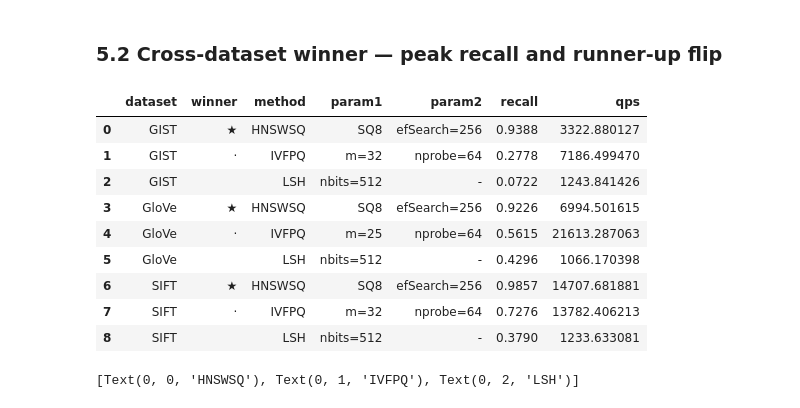
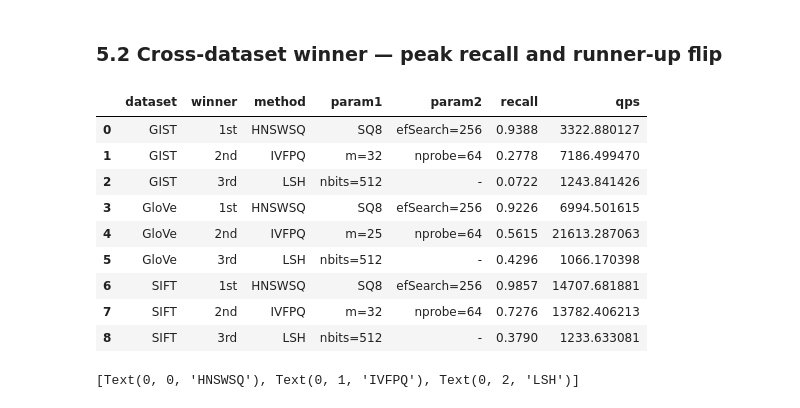
Before and after one commit to Dimitrispap123/Evaluations-of-Vector-Search-Methods-with-FAISS, a Jupyter notebook: faiss_vector_search.ipynb, the cells around one changed output. Cells and saved outputs as stored; diff of their text form; code cells hidden in the pictures.

```diff
--- a/faiss_vector_search.ipynb
+++ b/faiss_vector_search.ipynb
@@ -441,30 +429,30 @@ best
 # %%
 peak = (results
         .loc[results.groupby(["dataset", "method"])["recall"].idxmax()]
         [["dataset", "method", "param1", "param2", "recall", "qps"]]
         .reset_index(drop=True))
 
 peak["rank"]   = peak.groupby("dataset")["recall"].rank(method="dense",
                                                         ascending=False).astype(int)
-peak["winner"] = peak["rank"].map({1: "★", 2: "·", 3: " "})
+peak["winner"] = peak["rank"].map({1: "1st", 2: "2nd", 3: "3rd"})
 
 peak = peak.sort_values(["dataset", "rank"]).reset_index(drop=True)
 
 peak[["dataset", "winner", "method", "param1", "param2", "recall", "qps"]] \
     .to_csv(os.path.join(RESULTS_DIR, "cross_dataset_winners.csv"), index=False)
 
 peak[["dataset", "winner", "method", "param1", "param2", "recall", "qps"]]
 # %% [output]
 |  | dataset | winner | method | param1 | param2 | recall | qps |
-| 0 | GIST | ★ | HNSWSQ | SQ8 | efSearch=256 | 0.9388 | 3322.880127 |
-| 1 | GIST | · | IVFPQ | m=32 | nprobe=64 | 0.2778 | 7186.499470 |
-| 2 | GIST |  | LSH | nbits=512 | - | 0.0722 | 1243.841426 |
-| 3 | GloVe | ★ | HNSWSQ | SQ8 | efSearch=256 | 0.9226 | 6994.501615 |
-| 4 | GloVe | · | IVFPQ | m=25 | nprobe=64 | 0.5615 | 21613.287063 |
-| 5 | GloVe |  | LSH | nbits=512 | - | 0.4296 | 1066.170398 |
-| 6 | SIFT | ★ | HNSWSQ | SQ8 | efSearch=256 | 0.9857 | 14707.681881 |
-| 7 | SIFT | · | IVFPQ | m=32 | nprobe=64 | 0.7276 | 13782.406213 |
-| 8 | SIFT |  | LSH | nbits=512 | - | 0.3790 | 1233.633081 |
+| 0 | GIST | 1st | HNSWSQ | SQ8 | efSearch=256 | 0.9388 | 3322.880127 |
+| 1 | GIST | 2nd | IVFPQ | m=32 | nprobe=64 | 0.2778 | 7186.499470 |
+| 2 | GIST | 3rd | LSH | nbits=512 | - | 0.0722 | 1243.841426 |
+| 3 | GloVe | 1st | HNSWSQ | SQ8 | efSearch=256 | 0.9226 | 6994.501615 |
+| 4 | GloVe | 2nd | IVFPQ | m=25 | nprobe=64 | 0.5615 | 21613.287063 |
+| 5 | GloVe | 3rd | LSH | nbits=512 | - | 0.4296 | 1066.170398 |
+| 6 | SIFT | 1st | HNSWSQ | SQ8 | efSearch=256 | 0.9857 | 14707.681881 |
+| 7 | SIFT | 2nd | IVFPQ | m=32 | nprobe=64 | 0.7276 | 13782.406213 |
+| 8 | SIFT | 3rd | LSH | nbits=512 | - | 0.3790 | 1233.633081 |
 # %%
 heat = (peak.pivot(index="method", columns="dataset", values="recall")
             .reindex(index=["HNSWSQ", "IVFPQ", "LSH"],
```
Also changed, not shown: parts of 10 cells of this notebook, 5 other files.
